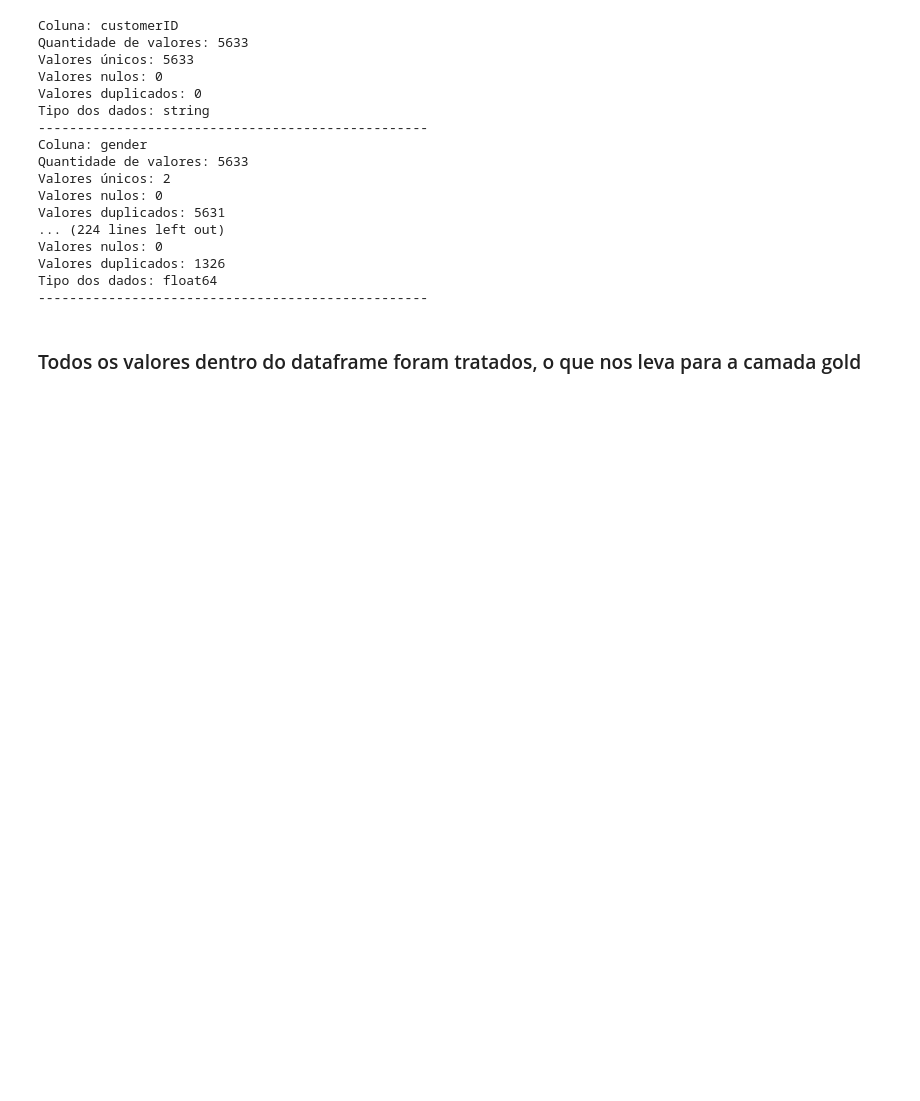
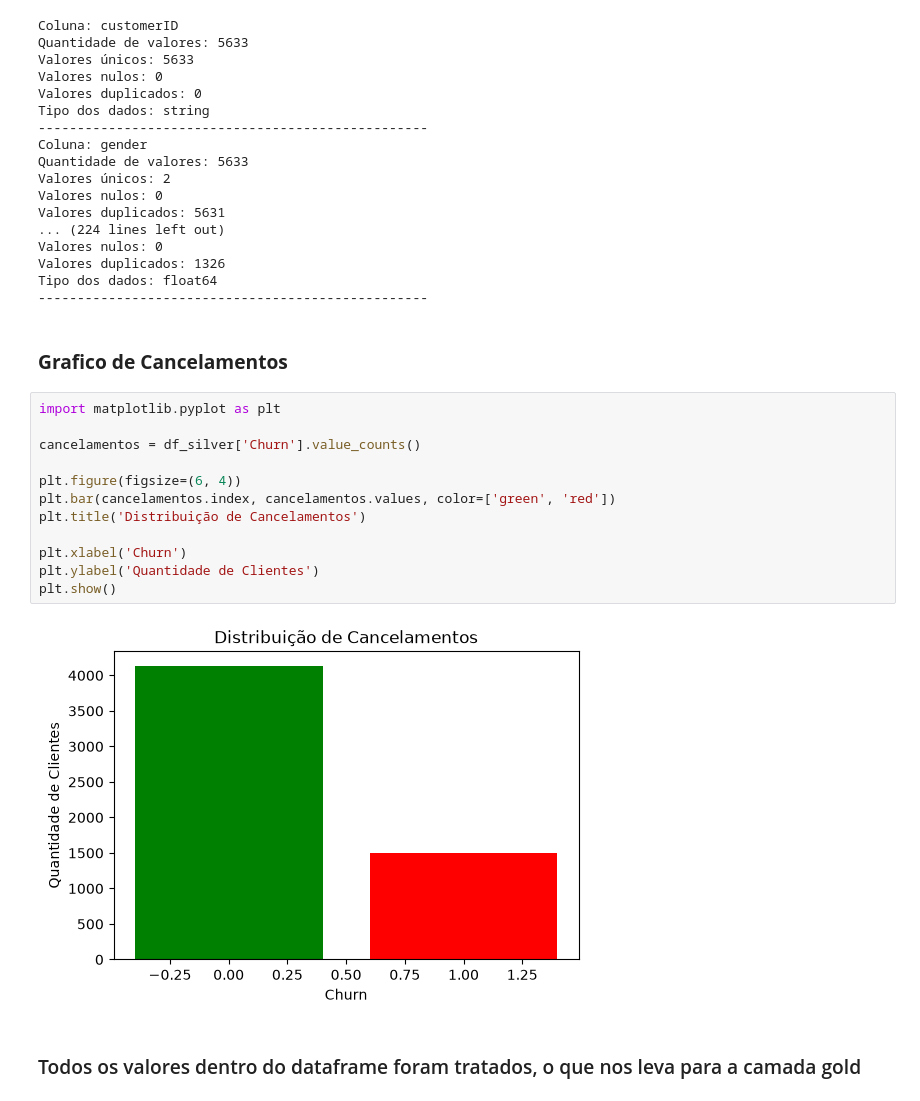
Before and after one commit to VictorLapaDev/Integrador-2-Semestre, a Jupyter notebook: notebook.ipynb, the cells around one changed output. Saved outputs shown, nothing was run; the diff lists cells and outputs as text; blank space fills up the shorter version.

Commit message:
feat: grafico de cancelamentos

```diff
--- a/notebook.ipynb
+++ b/notebook.ipynb
@@ -272,5 +272,21 @@ Valores nulos: 0
 Valores duplicados: 1326
 Tipo dos dados: float64
 --------------------------------------------------
+# %% [markdown]
+### **Grafico de Cancelamentos**
+# %%
+import matplotlib.pyplot as plt
+
+cancelamentos = df_silver['Churn'].value_counts()
+
+plt.figure(figsize=(6, 4))
+plt.bar(cancelamentos.index, cancelamentos.values, color=['green', 'red'])
+plt.title('Distribuição de Cancelamentos')
+
+plt.xlabel('Churn')
+plt.ylabel('Quantidade de Clientes')
+plt.show()
+# %% [output]
+[figure, added]
 # %% [markdown]
 ### Todos os valores dentro do dataframe foram tratados, o que nos leva para a camada gold
```
Also changed, not shown: parts of 3 cells of this notebook.
